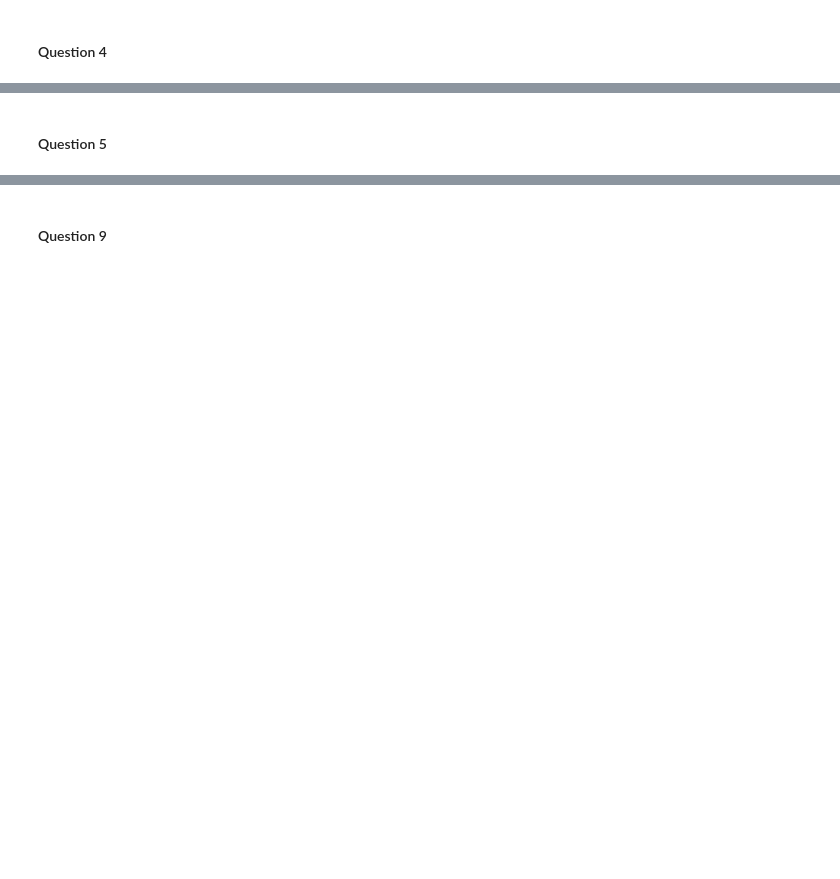
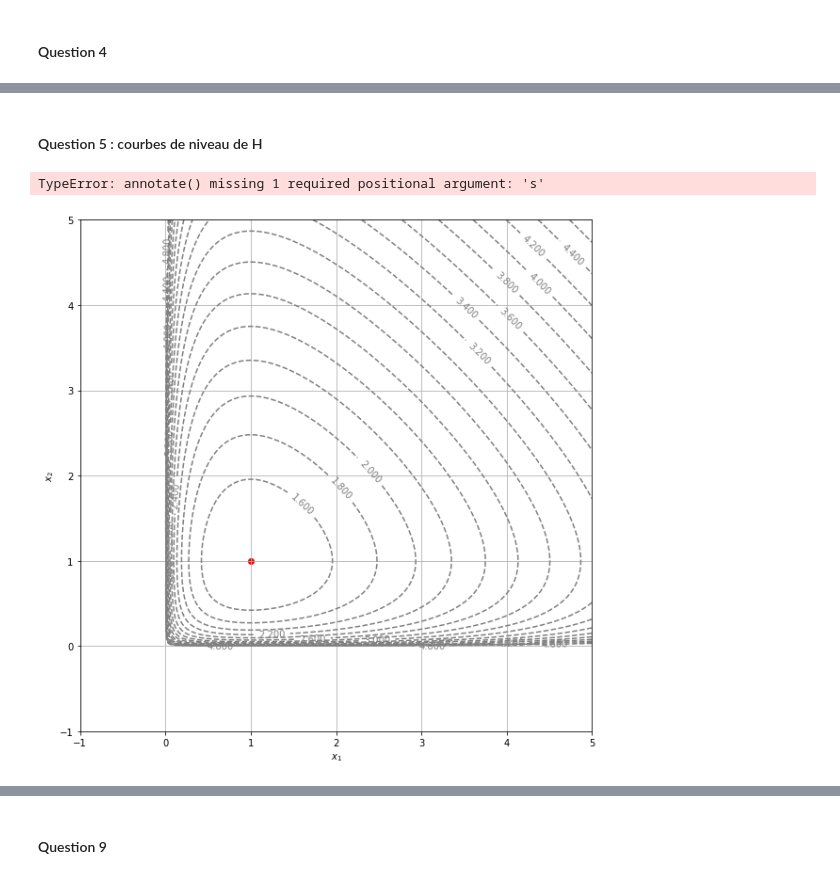
Before and after one commit to marion-isambert/Maths-info_equa_diff, a Jupyter notebook: Projet_Maths-info_equa_diff.ipynb, the cells around one changed output, grey strips where cells are left out. Saved outputs shown, nothing was run; the diff lists cells and outputs as text; code cells hidden in the pictures; blank space fills up the shorter version.

```diff
--- a/Projet_Maths-info_equa_diff.ipynb
+++ b/Projet_Maths-info_equa_diff.ipynb
@@ -103,2 +166,26 @@ En raisonnant de même pour $t_m^+$, on obtient que $t_m^+ = + \infty$ et ainsi
 # %% [markdown]
-#### Question 5
+#### Question 5 : courbes de niveau de H
+# %%
+def display_contour(f, x, y, levels):
+    X, Y = np.meshgrid(x, y)
+    Z = f(X, Y)
+    fig, ax = plt.subplots()
+    contour_set = plt.contour(
+        X, Y, Z, colors="grey", linestyles="dashed",
+        levels=levels
+    )
+    ax.clabel(contour_set)
+    plt.grid(True)
+    plt.xlabel("$x_1$")
+    plt.ylabel("$x_2$")
+    plt.gca().set_aspect("equal")
+
+display_contour(H, np.linspace(-1, 5, 1000), np.linspace(-1, 5, 1000), np.arange(-2, 5, 0.2))
+
+plt.scatter(gamma/delta, alpha/beta, color = 'red')
+plt.annotate(text = "$ \overline{X} $", xy =(gamma/delta, alpha/beta), xytext =(gamma/delta + 0.15, alpha/beta + 0.15), color = 'red')
+
+plt.show()
+# %% [output]
+TypeError: annotate() missing 1 required positional argument: 's'
+[figure, added]
```
Also changed, not shown: parts of 33 cells of this notebook, 1 other file.
